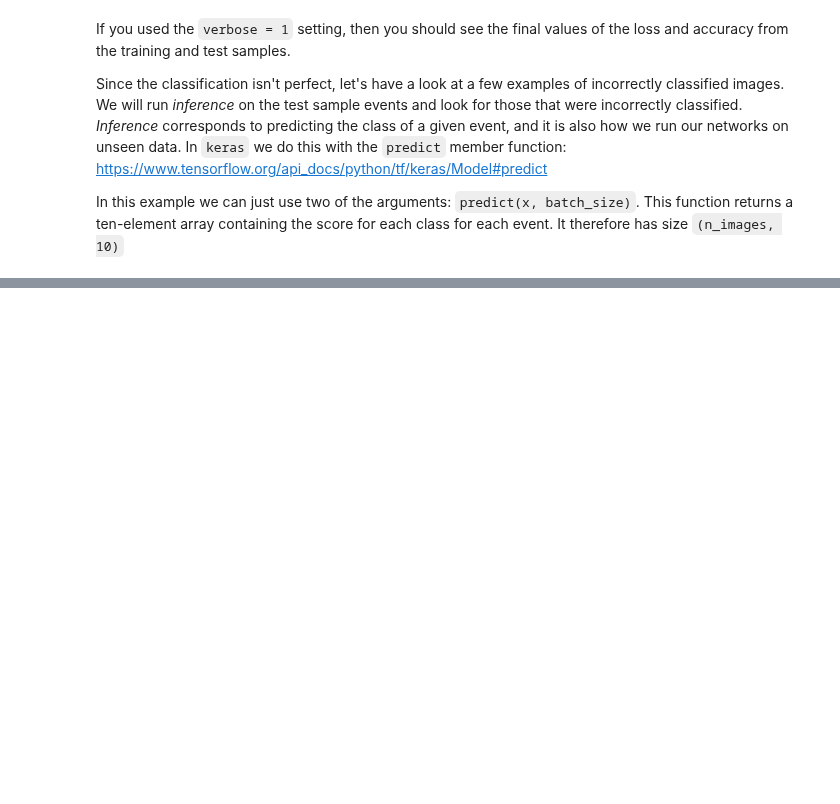
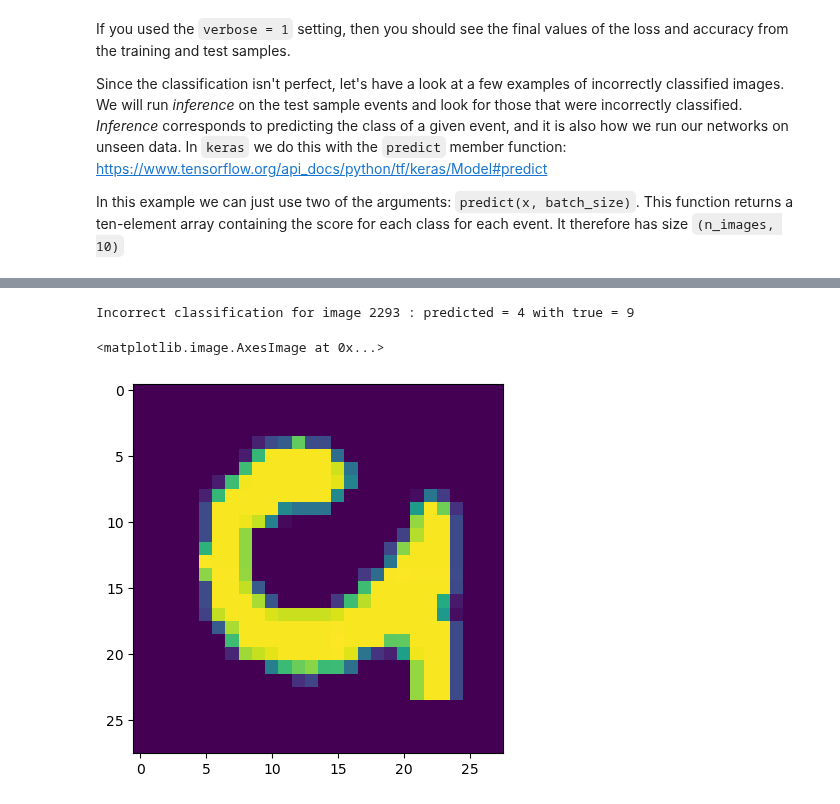
Before and after one commit to mohummudh/neutrinos-dune, a Jupyter notebook: andrew/5cnn/solutions/tensorflow_CNN_tutorial_solution.ipynb, the cells around one changed output, grey strips where cells are left out. Cells and saved outputs as stored; diff of their text form; code cells hidden in the pictures; blank space fills up the shorter version.

```diff
--- a/andrew/5cnn/solutions/tensorflow_CNN_tutorial_solution.ipynb
+++ b/andrew/5cnn/solutions/tensorflow_CNN_tutorial_solution.ipynb
@@ -216,10 +281,14 @@ print('Number of images that were incorrectly classified =',len(incorrect_indice
 # %%
 # Now you can modify this part to draw different images from the failures list
 # You can change the value of im to look at different failures
-im = 4
+im = 66
 image_to_plot = x_test[incorrect_indices[im][0]]
 fig, ax = plot.subplots(1, 1)
 print('Incorrect classification for image',incorrect_indices[im][0],
       ': predicted =',incorrect_indices[im][1],
       'with true =',incorrect_indices[im][2])
 ax.imshow(image_to_plot)
+# %% [output]
+Incorrect classification for image 2293 : predicted = 4 with true = 9
+<matplotlib.image.AxesImage at 0x...>
+[figure, added]
```
Also changed, not shown: parts of 6 cells of this notebook, 18 other files.
